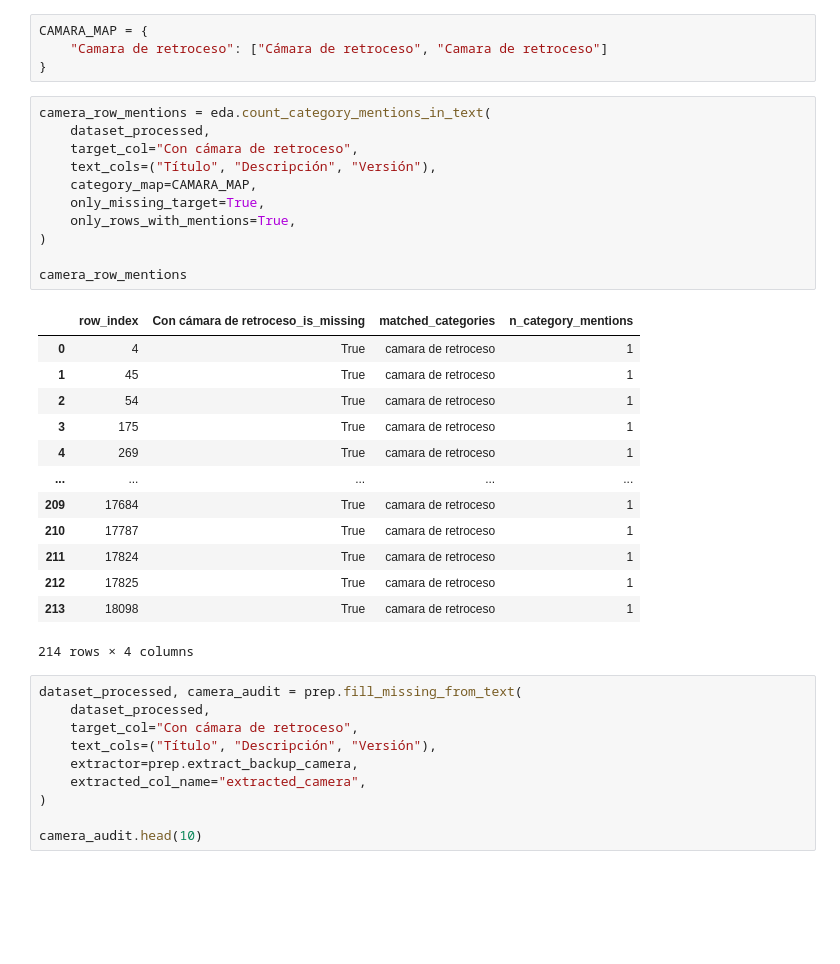
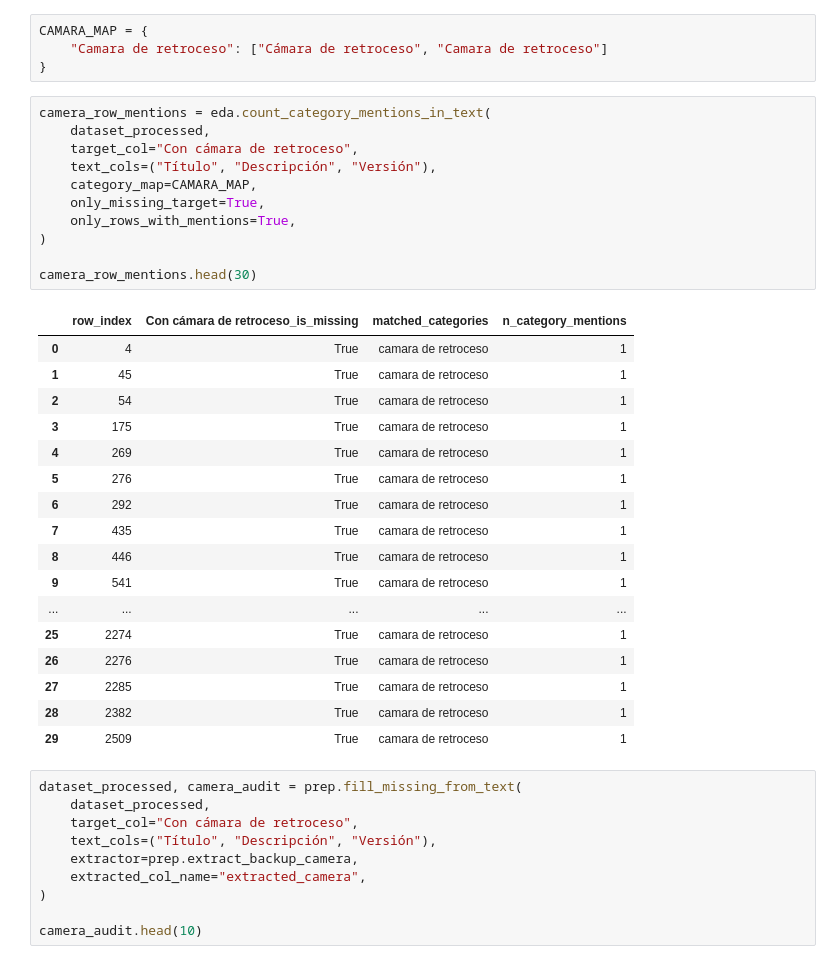
Before and after one commit to abrildiaco/TP_Final_ML, a Jupyter notebook: notebooks/eda.ipynb, the cells around one changed output. Saved outputs shown, nothing was run; the diff lists cells and outputs as text; blank space fills up the shorter version.

```diff
--- a/notebooks/eda.ipynb
+++ b/notebooks/eda.ipynb
@@ -758,28 +761,32 @@ CAMARA_MAP = {
 # %%
 camera_row_mentions = eda.count_category_mentions_in_text(
     dataset_processed,
     target_col="Con cámara de retroceso",
     text_cols=("Título", "Descripción", "Versión"),
     category_map=CAMARA_MAP,
     only_missing_target=True,
     only_rows_with_mentions=True,
 )
 
-camera_row_mentions
+camera_row_mentions.head(30)
 # %% [output]
 |  | row_index | Con cámara de retroceso_is_missing | matched_categories | n_category_mentions |
 | 0 | 4 | True | camara de retroceso | 1 |
 | 1 | 45 | True | camara de retroceso | 1 |
 | 2 | 54 | True | camara de retroceso | 1 |
 | 3 | 175 | True | camara de retroceso | 1 |
 | 4 | 269 | True | camara de retroceso | 1 |
+| 5 | 276 | True | camara de retroceso | 1 |
+| 6 | 292 | True | camara de retroceso | 1 |
+| 7 | 435 | True | camara de retroceso | 1 |
+| 8 | 446 | True | camara de retroceso | 1 |
+| 9 | 541 | True | camara de retroceso | 1 |
 | ... | ... | ... | ... | ... |
-| 209 | 17684 | True | camara de retroceso | 1 |
-| 210 | 17787 | True | camara de retroceso | 1 |
-| 211 | 17824 | True | camara de retroceso | 1 |
-| 212 | 17825 | True | camara de retroceso | 1 |
-| 213 | 18098 | True | camara de retroceso | 1 |
+| 25 | 2274 | True | camara de retroceso | 1 |
+| 26 | 2276 | True | camara de retroceso | 1 |
+| 27 | 2285 | True | camara de retroceso | 1 |
+| 28 | 2382 | True | camara de retroceso | 1 |
+| 29 | 2509 | True | camara de retroceso | 1 |
-214 rows × 4 columns
 # %%
 dataset_processed, camera_audit = prep.fill_missing_from_text(
     dataset_processed,
```
Also changed, not shown: parts of 12 cells of this notebook, 6 other files.
